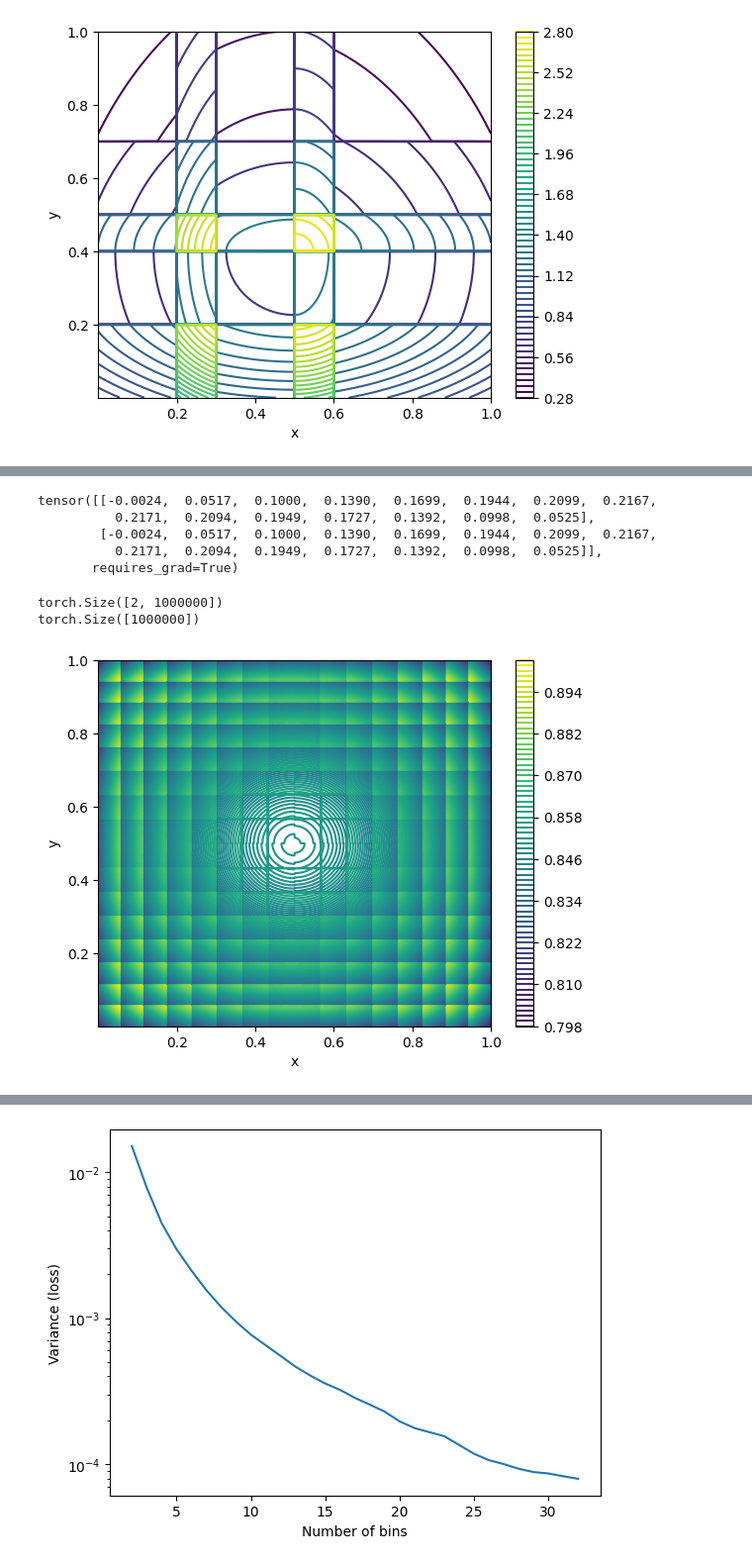
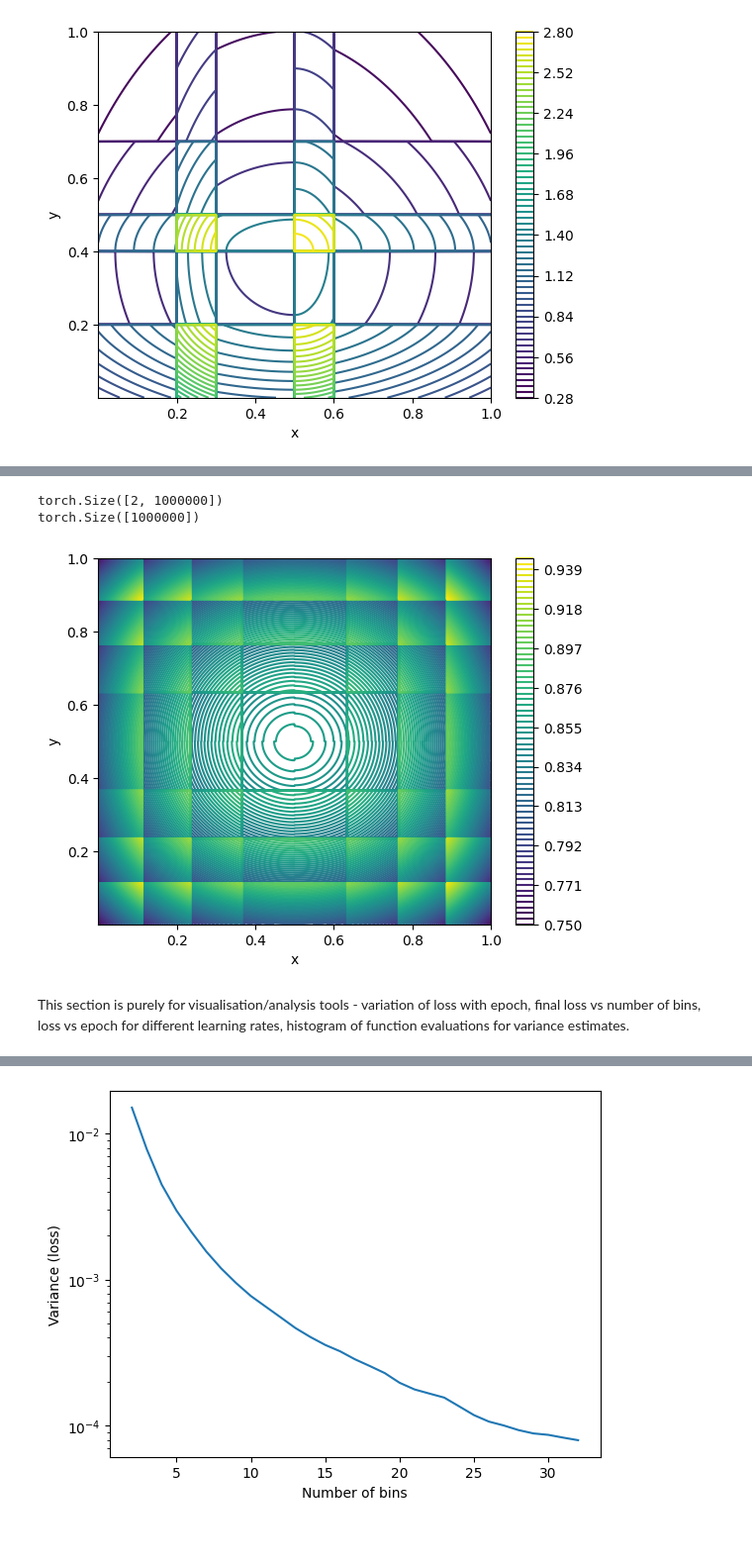
Before and after one commit to alracey/level4-project, a Jupyter notebook: piecewise_linear_pytorch.ipynb, the cells around one changed output, grey strips where cells are left out. Shown at 99% size. Saved outputs shown, nothing was run; the diff lists cells and outputs as text; code cells hidden in the pictures; blank space fills up the shorter version.

Commit message:
New plots, clearer layout

```diff
--- a/piecewise_linear_pytorch.ipynb
+++ b/piecewise_linear_pytorch.ipynb
@@ -32,8 +34,3 @@ var = torch.var(Z)
 print(var)
 # %% [output]
 tensor(0.0077)
-# %%
-####experimenting####
-x = torch.linspace(0, 1, 5)
-x = torch.stack((x, x), dim=0)
-print(x)
@@ -222,10 +213,10 @@ def u_to_y(u):
 
 #can use a training loop, variance is the loss function
 
-def train_loop(x, K, epochs):
+def train_loop(x, K, epochs, lr):
 
   u_params = torch.zeros([2, K-1], requires_grad=True)
-  optimiser = torch.optim.Adam([u_params], lr=0.02)
+  optimiser = torch.optim.Adam([u_params], lr=lr)
   loss_values = torch.zeros(epochs)
 
   for epoch in range(epochs):
@@ -245,10 +236,10 @@ def train_loop(x, K, epochs):
     #if epoch % 10 == 0:
       #print(f"Epoch: {epoch} | Loss: {loss}")
 
-  return loss, loss_values, u_params
+  return loss, loss_values, u_to_y(u_params)
 
 x_1d = torch.rand(1000)
 x = torch.stack((x_1d, x_1d), dim=0)
-test = train_loop(x, 16, 500)
-print(test)
+test = train_loop(x, 8, 300, lr=0.02)
+print(test[2])
 # %% [output]
@@ -272,31 +249,27 @@ print(test)
-# %%
-print(test[2])
-# %% [output]
-tensor([[-0.0024,  0.0517,  0.1000,  0.1390,  0.1699,  0.1944,  0.2099,  0.2167,
-          0.2171,  0.2094,  0.1949,  0.1727,  0.1392,  0.0998,  0.0525],
-        [-0.0024,  0.0517,  0.1000,  0.1390,  0.1699,  0.1944,  0.2099,  0.2167,
-          0.2171,  0.2094,  0.1949,  0.1727,  0.1392,  0.0998,  0.0525]],
-       requires_grad=True)
 # %%
-y_params = u_to_y(test[2].detach())
+#plot of h with optimised parameters
+
+y_params = test[2].detach()
 xs, ys = torch.linspace(1e-10, 1, 1000), torch.linspace(1e-10, 1, 1000)
 X, Y = torch.meshgrid(xs, ys, indexing='ij')
 points = torch.stack([X.flatten(), Y.flatten()], dim=0)
 print(points.shape)
 h_test = h(points, y_params)
 print(h_test.shape)
 Z = h_test.view(1000, 1000)
 
 plt.figure()
 plt.contour(X, Y, Z, levels=75, cmap='viridis')
 plt.colorbar()
 plt.xlabel('x')
 plt.ylabel('y')
 plt.show()
 # %% [output]
 torch.Size([2, 1000000])
 torch.Size([1000000])
-[figure, old version]
+[figure, new version]
+# %% [markdown]
+This section is purely for visualisation/analysis tools - variation of loss with epoch, final loss vs number of bins, loss vs epoch for different learning rates, histogram of function evaluations for variance estimates.
 # %%
 #loss vs epoch for different K
 
```
Also changed, not shown: parts of 16 cells of this notebook.
